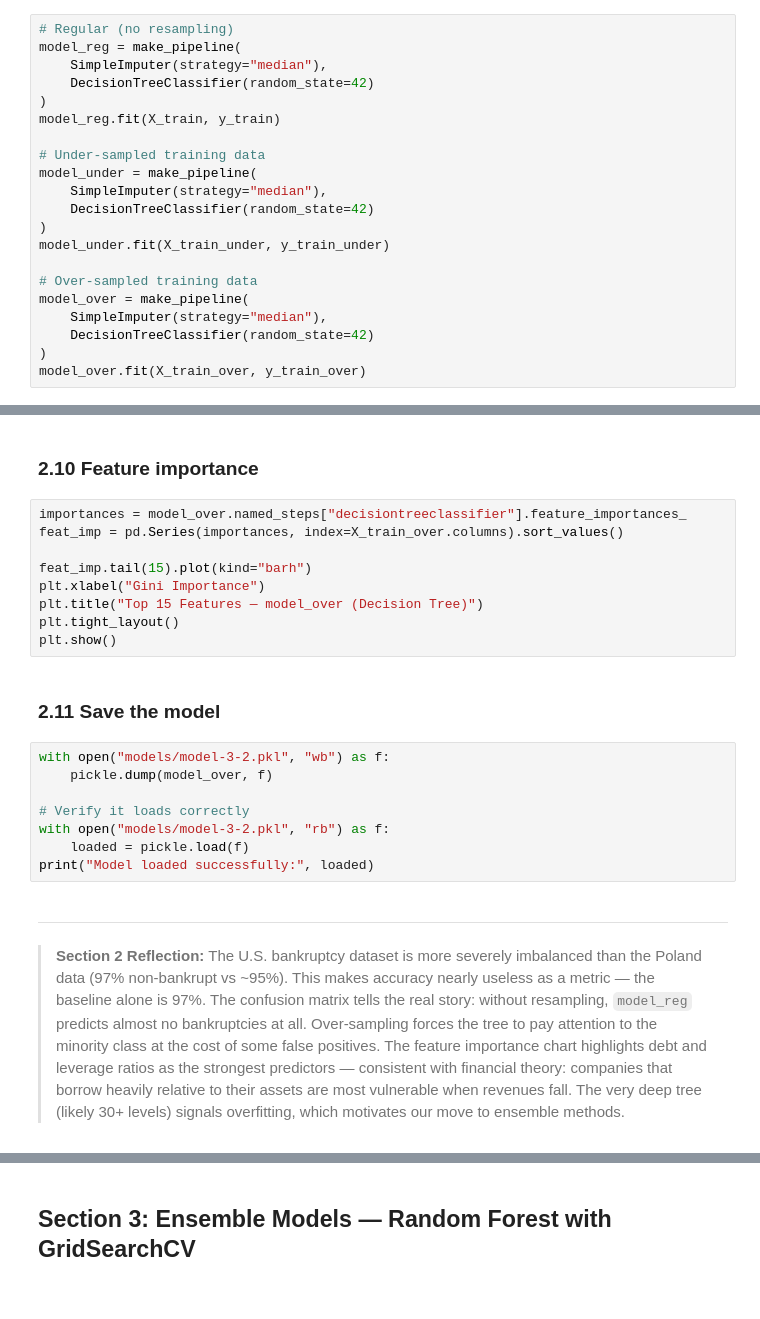
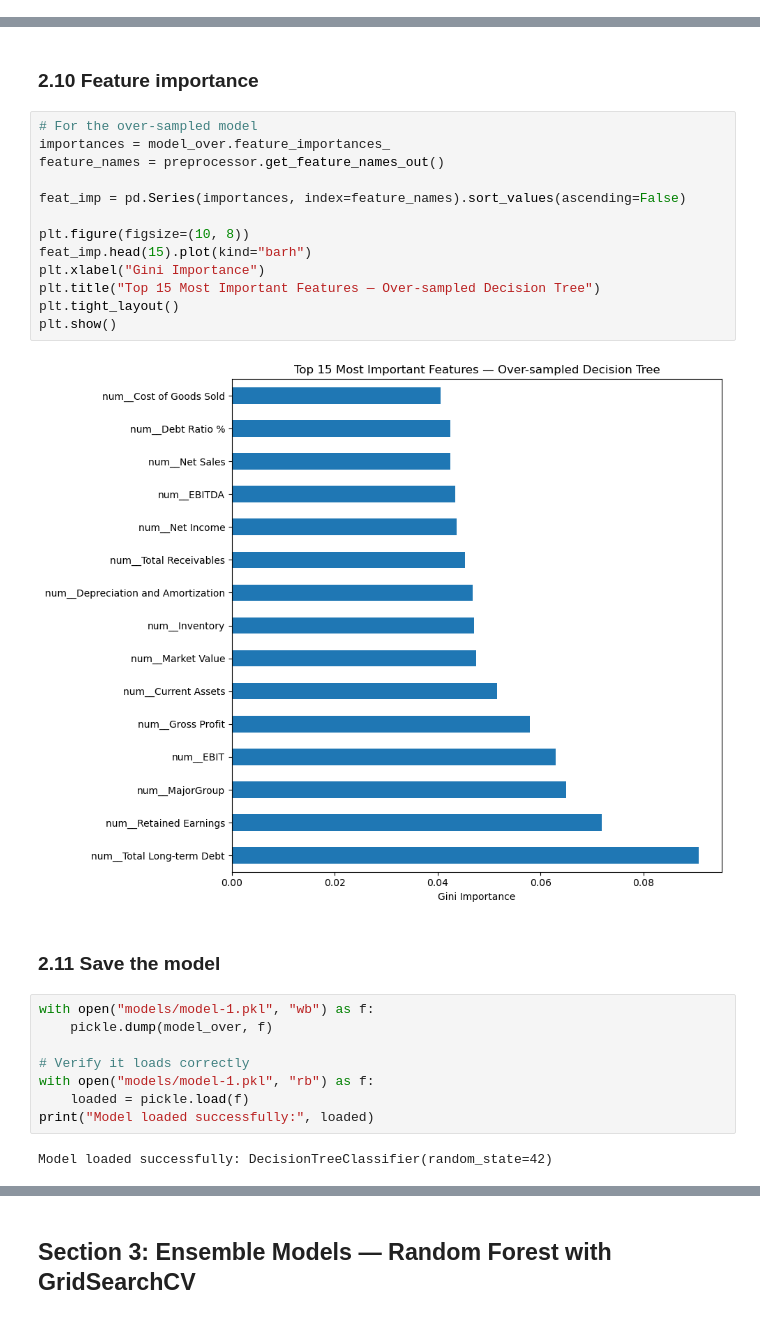
Before and after one commit to AJ-MH/Data-Science-Machine-Learning, a Jupyter notebook: us-bankruptcy/us_bankruptcy_prediction.ipynb, the cells around one changed output, grey strips where cells are left out. Saved outputs shown, nothing was run; the diff lists cells and outputs as text.

```diff
--- a/us-bankruptcy/us_bankruptcy_prediction.ipynb
+++ b/us-bankruptcy/us_bankruptcy_prediction.ipynb
@@ -336,23 +400,2 @@ print("A model that always predicts 'not bankrupt' gets this score for free.")
 # %% [markdown]
 ### 2.8 Build three Decision Tree classifiers
-# %%
-# Regular (no resampling)
-model_reg = make_pipeline(
-    SimpleImputer(strategy="median"),
-    DecisionTreeClassifier(random_state=42)
-)
-model_reg.fit(X_train, y_train)
-
-# Under-sampled training data
-model_under = make_pipeline(
-    SimpleImputer(strategy="median"),
-    DecisionTreeClassifier(random_state=42)
-)
-model_under.fit(X_train_under, y_train_under)
-
-# Over-sampled training data
-model_over = make_pipeline(
-    SimpleImputer(strategy="median"),
-    DecisionTreeClassifier(random_state=42)
-)
-model_over.fit(X_train_over, y_train_over)
@@ -378,24 +574,29 @@ print(f"Decision tree depth (model_over): {depth}")
 # %% [markdown]
 ### 2.10 Feature importance
 # %%
-importances = model_over.named_steps["decisiontreeclassifier"].feature_importances_
-feat_imp = pd.Series(importances, index=X_train_over.columns).sort_values()
+# For the over-sampled model
+importances = model_over.feature_importances_
+feature_names = preprocessor.get_feature_names_out()
 
-feat_imp.tail(15).plot(kind="barh")
+feat_imp = pd.Series(importances, index=feature_names).sort_values(ascending=False)
+
+plt.figure(figsize=(10, 8))
+feat_imp.head(15).plot(kind="barh")
 plt.xlabel("Gini Importance")
-plt.title("Top 15 Features — model_over (Decision Tree)")
+plt.title("Top 15 Most Important Features — Over-sampled Decision Tree")
 plt.tight_layout()
 plt.show()
+# %% [output]
+[figure, added]
 # %% [markdown]
 ### 2.11 Save the model
 # %%
-with open("models/model-3-2.pkl", "wb") as f:
+with open("models/model-1.pkl", "wb") as f:
     pickle.dump(model_over, f)
 
 # Verify it loads correctly
-with open("models/model-3-2.pkl", "rb") as f:
+with open("models/model-1.pkl", "rb") as f:
     loaded = pickle.load(f)
 print("Model loaded successfully:", loaded)
+# %% [output]
+Model loaded successfully: DecisionTreeClassifier(random_state=42)
-# %% [markdown]
----
-> **Section 2 Reflection:** The U.S. bankruptcy dataset is more severely imbalanced than the Poland data (97% non-bankrupt vs ~95%). This makes accuracy nearly useless as a metric — the baseline alone is 97%. The confusion matrix tells the real story: without resampling, `model_reg` predicts almost no bankruptcies at all. Over-sampling forces the tree to pay attention to the minority class at the cost of some false positives. The feature importance chart highlights debt and leverage ratios as the strongest predictors — consistent with financial theory: companies that borrow heavily relative to their assets are most vulnerable when revenues fall. The very deep tree (likely 30+ levels) signals overfitting, which motivates our move to ensemble methods.
```
Also changed, not shown: parts of 26 cells of this notebook, 1 other file.
